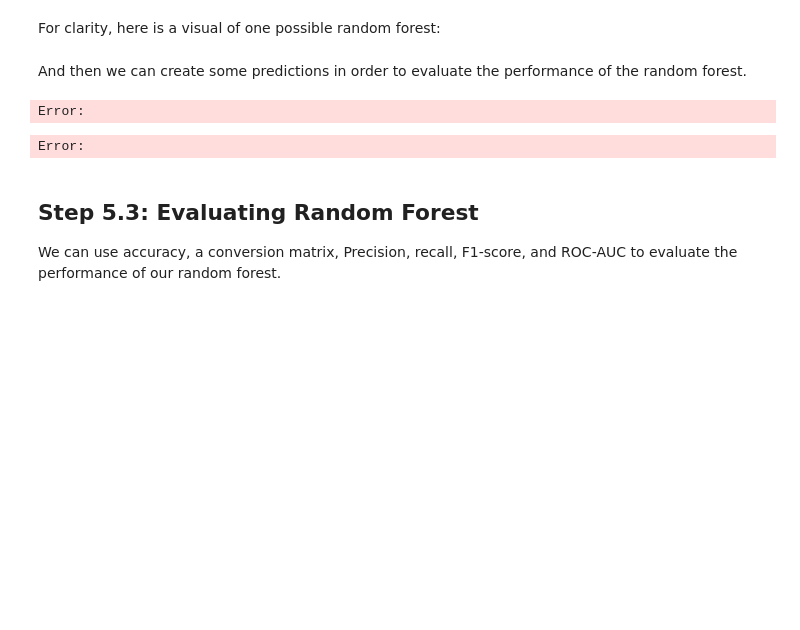
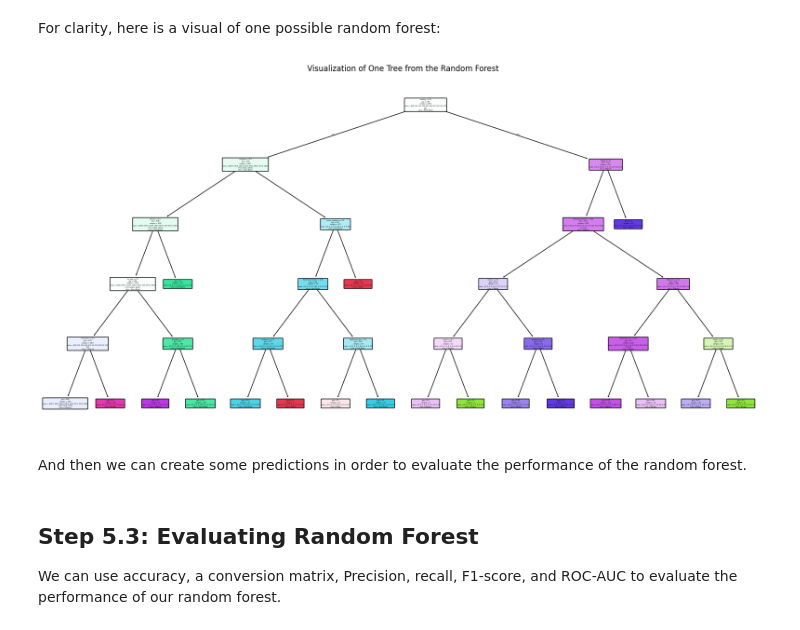
Before and after one commit to Mbaka11/20251R0136COSE47101, a Jupyter notebook: notebooks/03_Classification.ipynb, the cells around one changed output. Cells and saved outputs as stored; diff of their text form; code cells hidden in the pictures; blank space fills up the shorter version.

```diff
--- a/notebooks/03_Classification.ipynb
+++ b/notebooks/03_Classification.ipynb
@@ -613,24 +751,29 @@ Error:
 # %% [markdown]
 For clarity, here is a visual of one possible random forest:
 # %%
+# Define feature/class names
+feature_names = X_train.columns  # or manually set if using NumPy
+class_names = sorted(list(set(y_train)))  # or manually set
+
+# Plot a single tree from the forest
+
 plt.figure(figsize=(20, 10))
 plot_tree(clf.estimators_[0],
           filled=True,
           feature_names=feature_names,
           class_names=class_names,
           rounded=True,
           proportion=False,
           precision=2)
 plt.title("Visualization of One Tree from the Random Forest")
 plt.show()
+# %% [output]
+[figure, added]
 # %% [markdown]
 And then we can create some predictions in order to evaluate the performance of the random forest.
 # %%
 y_pred = clf.predict(X_test)
-y_proba = clf.predict_proba(X_test)[:, 1]
+y_proba = clf.predict_proba(X_test)
-# %% [output]
-Error:
-Error:
 # %% [markdown]
 ## Step 5.3: Evaluating Random Forest
 
```
Also changed, not shown: parts of 22 cells of this notebook.
